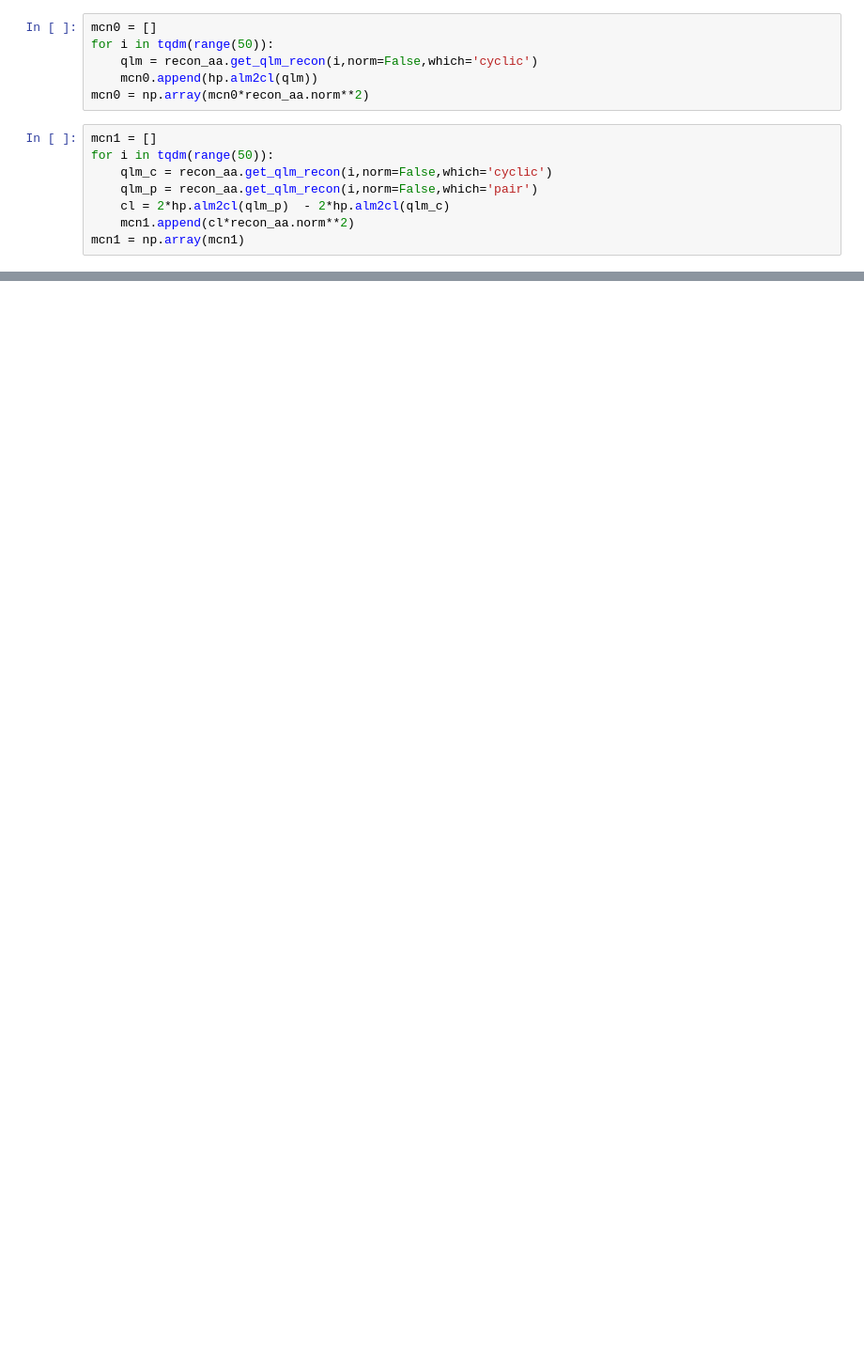
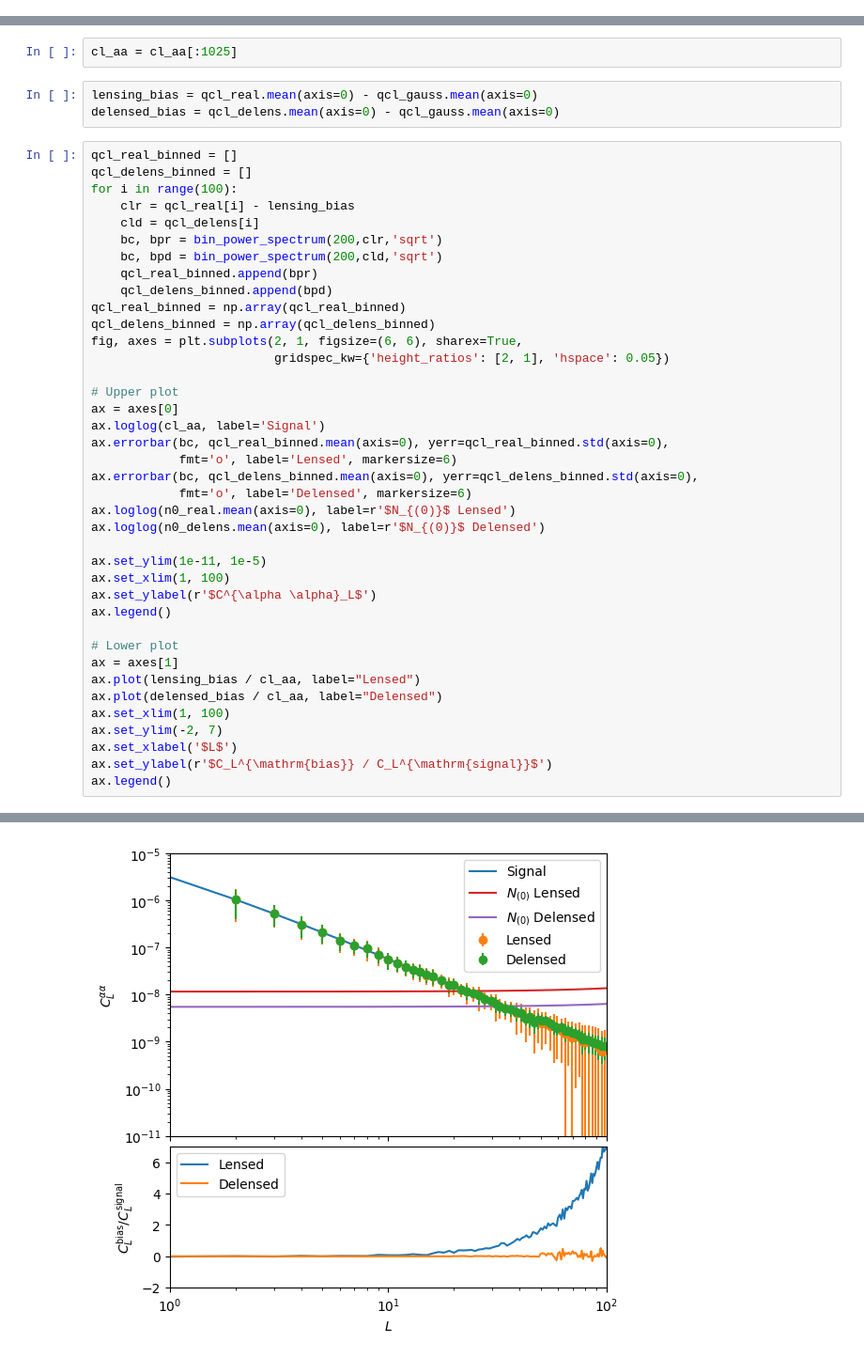
Before and after one commit to antolonappan/DelensCoBi, a Jupyter notebook: examples/delens_aniso.ipynb, the cells around one changed output, grey strips where cells are left out. Shown at 94% size. Drawn from its saved outputs; the diff is of its cells as text; blank space fills up the shorter version.

```diff
--- a/examples/delens_aniso.ipynb
+++ b/examples/delens_aniso.ipynb
@@ -33,14 +23,0 @@ CMB : INFO - Loading CMB power spectra from file
-# %%
-mcn0 = []
-for i in tqdm(range(50)):
-    qlm = recon_aa.get_qlm_recon(i,norm=False,which='cyclic')
-    mcn0.append(hp.alm2cl(qlm))
-mcn0 = np.array(mcn0*recon_aa.norm**2)
-# %%
-mcn1 = []
-for i in tqdm(range(50)):
-    qlm_c = recon_aa.get_qlm_recon(i,norm=False,which='cyclic')
-    qlm_p = recon_aa.get_qlm_recon(i,norm=False,which='pair')
-    cl = 2*hp.alm2cl(qlm_p)  - 2*hp.alm2cl(qlm_c)
-    mcn1.append(cl*recon_aa.norm**2)
-mcn1 = np.array(mcn1)
@@ -124,0 +78,45 @@ plt.xlim(0,1024)
+# %%
+cl_aa = cl_aa[:1025]
+# %%
+lensing_bias = qcl_real.mean(axis=0) - qcl_gauss.mean(axis=0)
+delensed_bias = qcl_delens.mean(axis=0) - qcl_gauss.mean(axis=0)
+# %%
+qcl_real_binned = []
+qcl_delens_binned = []
+for i in range(100):
+    clr = qcl_real[i] - lensing_bias
+    cld = qcl_delens[i]
+    bc, bpr = bin_power_spectrum(200,clr,'sqrt')
+    bc, bpd = bin_power_spectrum(200,cld,'sqrt')
+    qcl_real_binned.append(bpr)
+    qcl_delens_binned.append(bpd)
+qcl_real_binned = np.array(qcl_real_binned)
+qcl_delens_binned = np.array(qcl_delens_binned)
+fig, axes = plt.subplots(2, 1, figsize=(6, 6), sharex=True,
+                         gridspec_kw={'height_ratios': [2, 1], 'hspace': 0.05})
+
+# Upper plot
+ax = axes[0]
+ax.loglog(cl_aa, label='Signal')
+ax.errorbar(bc, qcl_real_binned.mean(axis=0), yerr=qcl_real_binned.std(axis=0),
+            fmt='o', label='Lensed', markersize=6)
+ax.errorbar(bc, qcl_delens_binned.mean(axis=0), yerr=qcl_delens_binned.std(axis=0),
+            fmt='o', label='Delensed', markersize=6)
+ax.loglog(n0_real.mean(axis=0), label=r'$N_{(0)}$ Lensed')
+ax.loglog(n0_delens.mean(axis=0), label=r'$N_{(0)}$ Delensed')
+
+ax.set_ylim(1e-11, 1e-5)
+ax.set_xlim(1, 100)
+ax.set_ylabel(r'$C^{\alpha \alpha}_L$')
+ax.legend()
+
+# Lower plot
+ax = axes[1]
+ax.plot(lensing_bias / cl_aa, label="Lensed")
+ax.plot(delensed_bias / cl_aa, label="Delensed")
+ax.set_xlim(1, 100)
+ax.set_ylim(-2, 7)
+ax.set_xlabel('$L$')
+ax.set_ylabel(r'$C_L^{\mathrm{bias}} / C_L^{\mathrm{signal}}$')
+ax.legend()
+# %% [output]
@@ -124,0 +124 @@ plt.xlim(0,1024)
+[figure, added]
```
Also changed, not shown: parts of 27 cells of this notebook, 7 other files.
